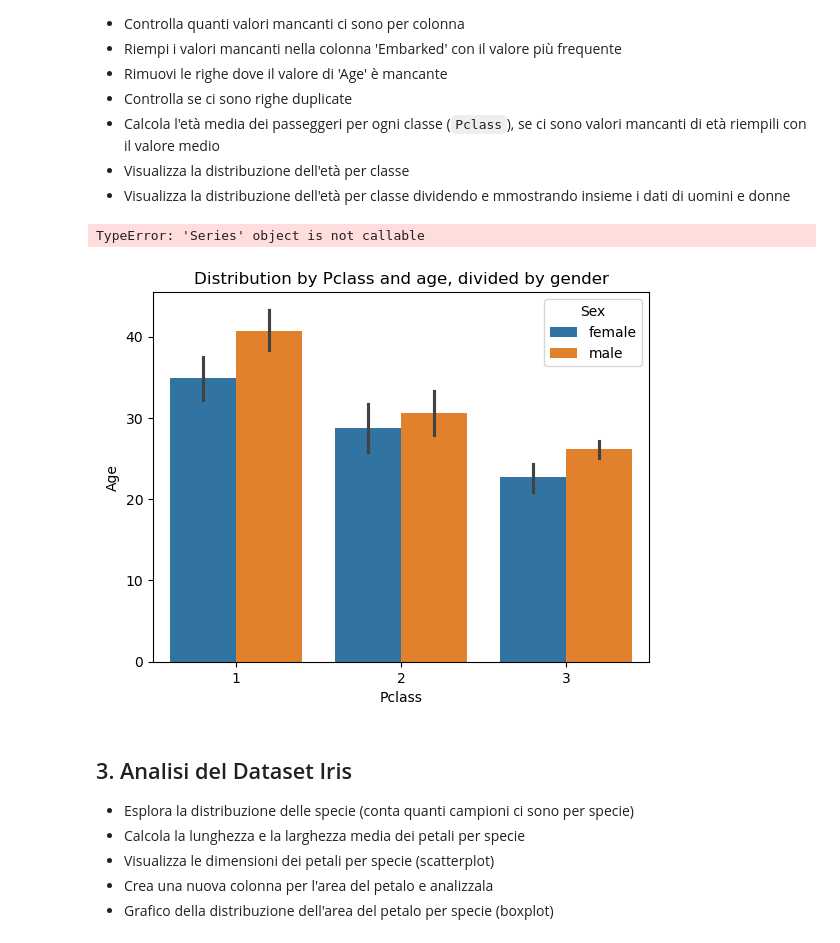
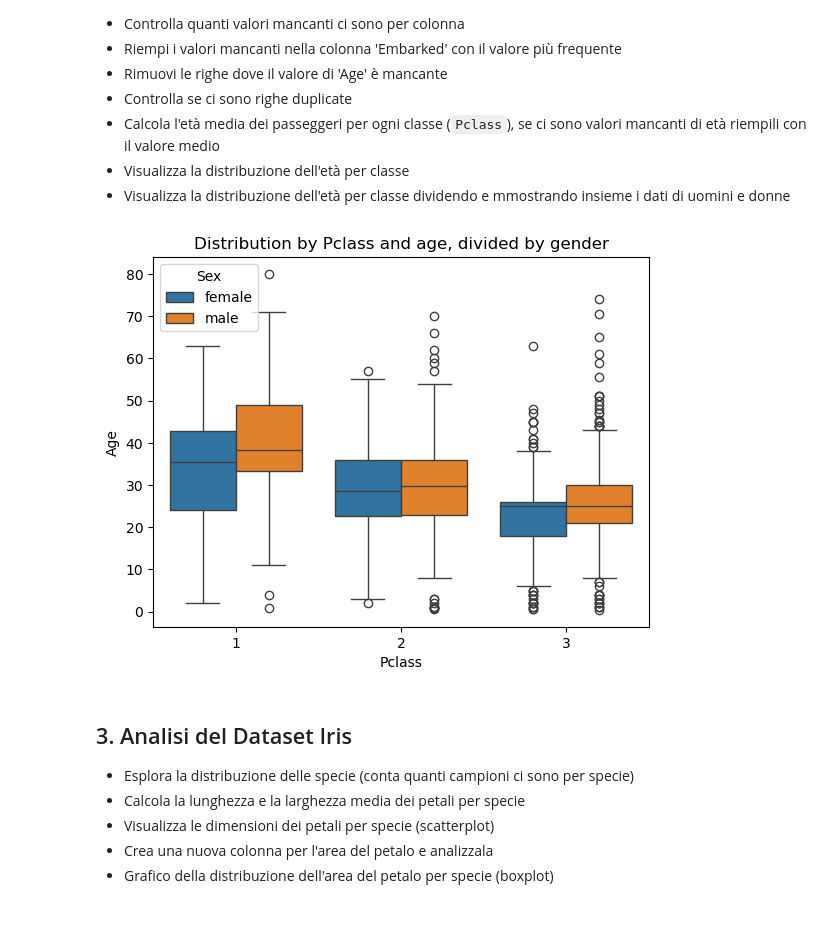
Before and after one commit to General-Kainobi/ProgrammingLab2, a Jupyter notebook: Esercizi/4_Esercizi_lez4 (1).ipynb, the cells around one changed output. Drawn from its saved outputs; the diff is of its cells as text; code cells hidden in the pictures.

Commit message:
Sistemato boxplot in es.4

```diff
--- a/Esercizi/4_Esercizi_lez4 (1).ipynb
+++ b/Esercizi/4_Esercizi_lez4 (1).ipynb
@@ -48,29 +48,28 @@ freq.plot()
 # %%
 
 url = "https://raw.githubusercontent.com/datasciencedojo/datasets/master/titanic.csv"
 df = pd.read_csv(url)
 df.head()
 numrighe = df.shape[0]
 numcolonne = df.shape[1]
 # Count missing values for each column
 conta_manchi = df.isnull().sum()
 valuemax=df['Embarked'].value_counts()
 valuemax=valuemax.axes[0].tolist()[0]
 valuemax
 df['Embarked']= df['Embarked'].fillna(valuemax)
 df['Age'] = df['Age'].dropna()
 countdup = df.duplicated().sum()
 media_age = df.groupby('Pclass')['Age'].mean()
 
 df['Age'] = df.groupby('Pclass')['Age'].transform(lambda x: x.fillna(x.mean()))
 #plt.xticks([1,2,3])
-sns.barplot(data=df, x="Pclass",y="Age", hue="Sex")
+sns.boxplot(data=df, x="Pclass",y="Age", hue="Sex")
 plt.title("Distribution by Pclass and age, divided by gender")
 plt.xlabel("Pclass")
 plt.show()
 # %% [output]
-TypeError: 'Series' object is not callable
-[figure, old version]
+[figure, new version]
 # %% [markdown]
 ## 3. Analisi del Dataset Iris
 
```
Also changed, not shown: parts of 1 cell of this notebook.
